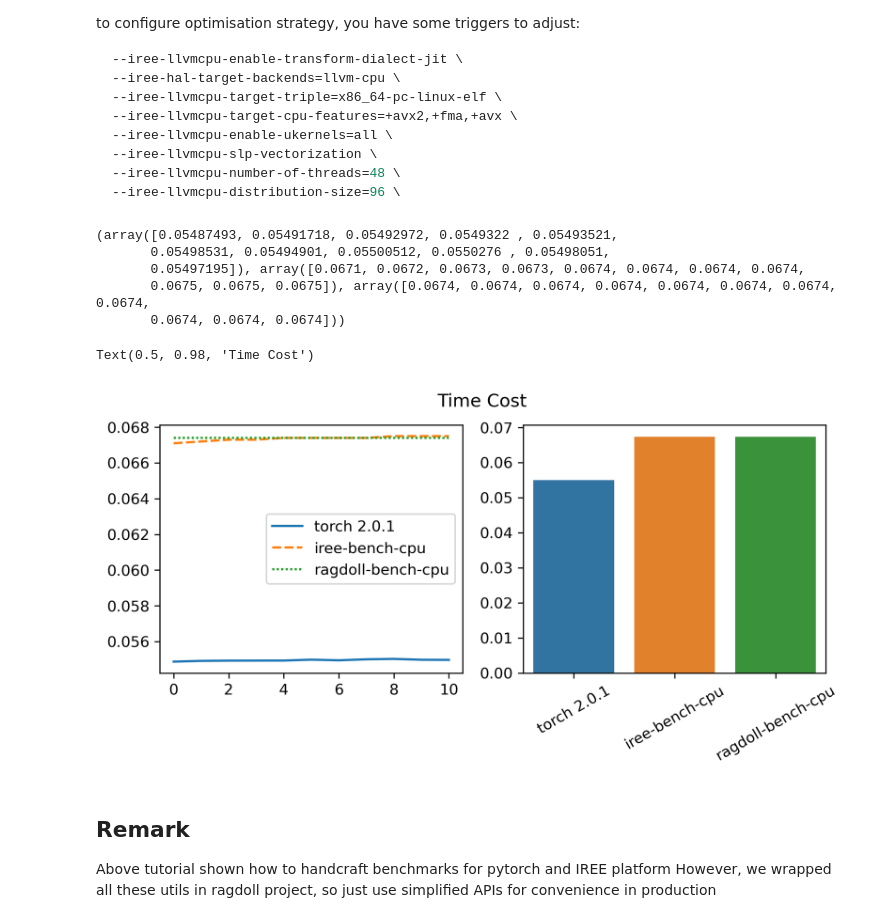
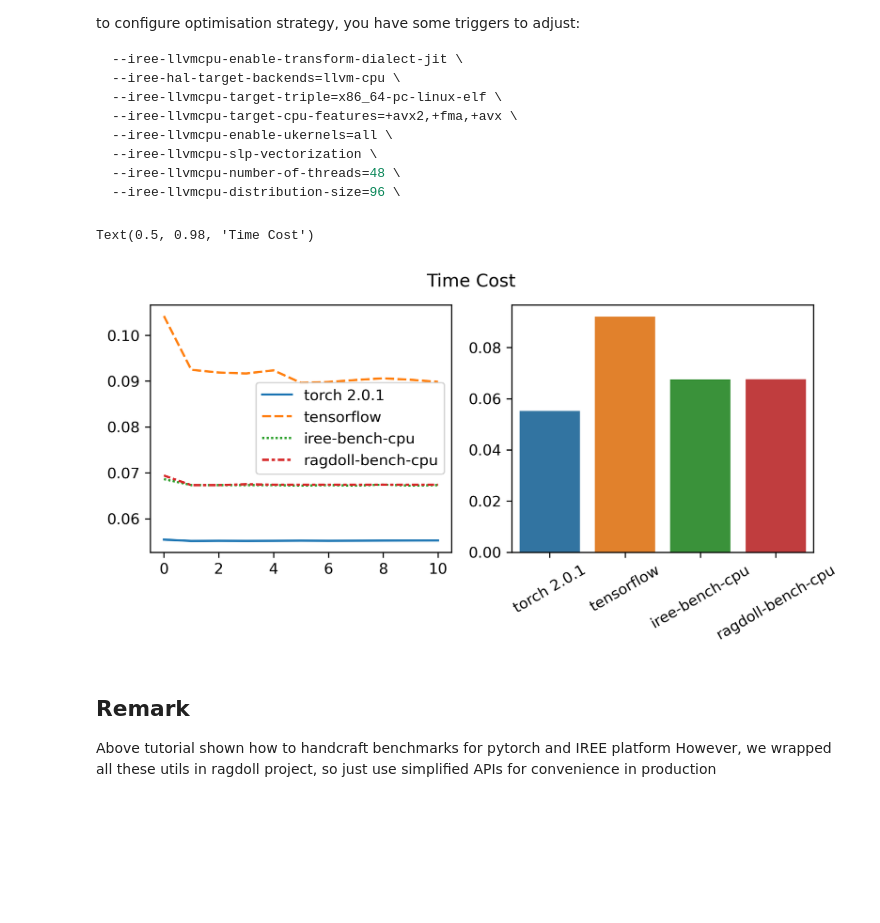
Before and after one commit to codes1gn/Ragdoll, a Jupyter notebook: tutorials/common/benchmark-tutorial-matmul-case.ipynb, the cells around one changed output. Saved outputs shown, nothing was run; the diff lists cells and outputs as text; code cells hidden in the pictures; blank space fills up the shorter version.

Commit message:
add workloads for typical DL models; add tf for matmul tutorial

```diff
--- a/tutorials/common/benchmark-tutorial-matmul-case.ipynb
+++ b/tutorials/common/benchmark-tutorial-matmul-case.ipynb
@@ -6,7 +6,7 @@ import torch
 #import jax
 #import jax.numpy as jnp
 # mute this since it requires py3.8 and py3.10 env, not default py3.11
-#import tensorflow as tf
+import tensorflow as tf
 import iree.compiler
 import iree.runtime
 import pandas as pd
@@ -18,8 +18,10 @@ import matplotlib.pyplot as plt
 # use DCMAKE_BUILD_TYPE=RelWithDebInfo or Debug and DIREE_ENABLE_ASSERTIONS=ON
 
 
-REPETITIONS_PER_LAUNCH=7
+REPETITIONS_PER_LAUNCH=17
 RAGDOLL_ROOT="../.."
 RAGDOLL_WORKSPACE="../../build"
 RAGDOLL_WORKLOADS="../../workloads"
 CASE_NAME="matmul"
+
+# TODO: add tf bench, add jax bench
@@ -619,7 +650,6 @@ def destringify(time_str, unit='ms'):
     elif unit == 's':
         return time_in_us*0.000001
 
-
 def torch_benchmark(repetitions):
     import torch.utils.benchmark as benchmark
     lhs_data = np.random.randn(1026, 2556).astype(np.float32)
@@ -638,6 +668,32 @@ def torch_benchmark(repetitions):
         result+=timer.timeit(REPETITIONS_PER_LAUNCH).times  # 例如，这里我们重复测试 100 次
 
     return result
+
+def tensorflow_benchmark(repetitions):
+    import tensorflow as tf
+
+    # 强制 TensorFlow 使用 GPU（假设你的系统中有可用的 GPU）
+    cpus = tf.config.experimental.list_physical_devices('CPU')
+
+    # 创建随机数据张量
+    lhs_data = tf.random.normal([1026, 2556], dtype=tf.float32)
+    rhs_data = tf.random.normal([2556, 1026], dtype=tf.float32)
+
+    # 使用 tf.function 将矩阵乘法操作编译成图
+    @tf.function
+    def matmul_operation(lhs, rhs):
+        with tf.device('/CPU:0'):
+            return tf.matmul(lhs, rhs)
+    import time
+    results = []
+    for _ in range(repetitions):
+        start_time = time.time()
+        for _a in range(REPETITIONS_PER_LAUNCH):
+            _ = matmul_operation(lhs_data, rhs_data)
+        end_time = time.time()
+        avg_time = (end_time - start_time)
+        results.append(avg_time)
+    return results
 
 def ragdoll_benchmark(repetitions, optimised=False):
     if optimised:
@@ -662,43 +718,38 @@ def ragdoll_benchmark(repetitions, optimised=False):
             batch_concurrency=1,
             benchmark_min_time="1s",
             print_statistics=False
         )
 
     bench_result = forward()
     if repetitions > 1:
         forward_timecost = [destringify(measure.time, unit='s') for measure in bench_result[0:-4]]
     else:
         forward_timecost = [destringify(bench_result[0].time, unit='s')]
     return forward_timecost
 
 def benchmark_entry(repetitions=1):
     torch_bench = torch_benchmark(repetitions)
+    tf_bench = tensorflow_benchmark(repetitions)
     iree_bench = ragdoll_benchmark(repetitions)
     ragdoll_bench = ragdoll_benchmark(repetitions, optimised=True)
-    return np.array(torch_bench), np.array(iree_bench), np.array(ragdoll_bench)
+    return np.array(torch_bench), np.array(tf_bench), np.array(iree_bench), np.array(ragdoll_bench)
 
-names = ["torch 2.0.1", "iree-bench-cpu", "ragdoll-bench-cpu"]
+names = ["torch 2.0.1", "tensorflow", "iree-bench-cpu", "ragdoll-bench-cpu"]
 results = benchmark_entry(11)
-print(results)
 forward_line = pd.DataFrame(dict(zip(names, [res for res in results])))
 forward_bar = pd.DataFrame(dict(zip(names, [[np.mean(res)] for res in results])))
 
 plt.rcParams["figure.dpi"] = 300
 plt.rcParams["figure.figsize"] = (3, 3)
 
 fig, (left, right) = plt.subplots(ncols=2, figsize=(8, 3))
 sns.lineplot(forward_line, ax=left)
 sns.barplot(forward_bar, ax=right)
 right.set_xticklabels(right.get_xticklabels(), rotation=30)
 plt.suptitle("Time Cost")
 # %% [output]
-(array([0.05487493, 0.05491718, 0.05492972, 0.0549322 , 0.05493521,
-       0.05498531, 0.05494901, 0.05500512, 0.0550276 , 0.05498051,
-       0.05497195]), array([0.0671, 0.0672, 0.0673, 0.0673, 0.0674, 0.0674, 0.0674, 0.0674,
-       0.0675, 0.0675, 0.0675]), array([0.0674, 0.0674, 0.0674, 0.0674, 0.0674, 0.0674, 0.0674, 0.0674,
-       0.0674, 0.0674, 0.0674]))
+Text(0.5, 0.98, 'Time Cost')
-Text(0.5, 0.98, 'Time Cost')
-[figure, old version]
+[figure, new version]
 # %% [markdown]
 ## Remark
 Above tutorial shown how to handcraft benchmarks for pytorch and IREE platform
```
Also changed, not shown: parts of 6 cells of this notebook, 17 other files.
